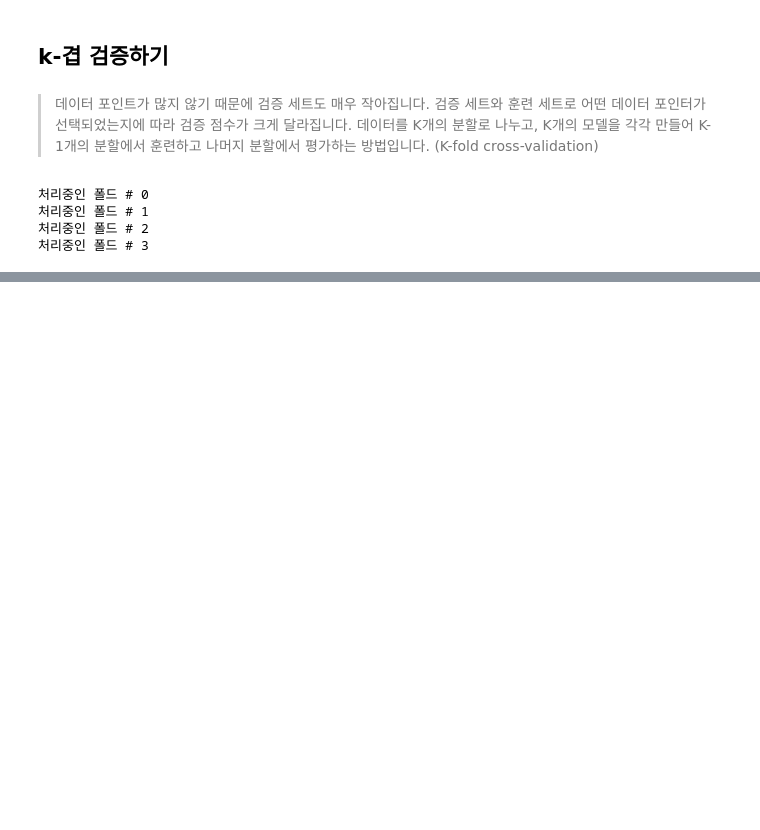
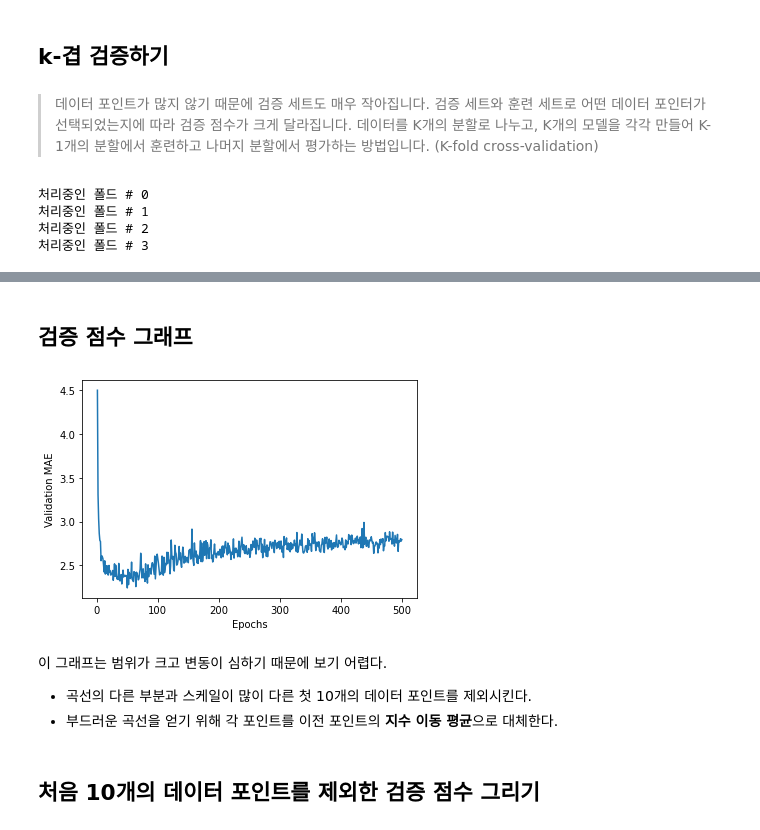
Before and after one commit to Sunghwan-DS/MyFolder, a Jupyter notebook: 케라스 창시자에게 배우는 딥러닝/3.6 주택 가격 예측_회귀 문제.ipynb, the cells around one changed output, grey strips where cells are left out. Saved outputs shown, nothing was run; the diff lists cells and outputs as text; code cells hidden in the pictures; blank space fills up the shorter version.

```diff
--- a/케라스 창시자에게 배우는 딥러닝/3.6 주택 가격 예측_회귀 문제.ipynb
+++ b/케라스 창시자에게 배우는 딥러닝/3.6 주택 가격 예측_회귀 문제.ipynb
@@ -117,0 +136,21 @@ print(all_scores)
+# %%
+num_epochs = 500
+all_mae_histories = []
+for i in range(k):
+    print('처리중인 폴드 #', i)
+    val_data = train_data[i * num_val_samples: (i + 1) * num_val_samples]
+    val_targets = train_targets[i * num_val_samples: (i + 1) * num_val_samples]
+
+    partial_train_data = np.concatenate(
+    [train_data[:i * num_val_samples],
+    train_data[(i + 1) * num_val_samples:]],
+    axis=0)
+    partial_train_targets = np.concatenate(
+    [train_targets[:i * num_val_samples],
+    train_targets[(i + 1) * num_val_samples:]],
+    axis=0)
+
+    model = build_model()
+    history = model.fit(partial_train_data, partial_train_targets, validation_data=(val_data, val_targets), epochs=num_epochs, batch_size=1, verbose=0) # verbose=0이므로 훈련 과정이 출력되지 않습니다.
+    mae_history = history.history['val_mae']
+    all_mae_histories.append(mae_history)
@@ -117,0 +164,2 @@ print(all_scores)
+# %%
+average_mae_history = [np.mean([x[i] for x in all_mae_histories]) for i in range(num_epochs)]
@@ -117,0 +186,17 @@ print(all_scores)
+# %% [markdown]
+## 검증 점수 그래프
+# %%
+import matplotlib.pyplot as plt
+
+plt.plot(range(1, len(average_mae_history) + 1), average_mae_history)
+plt.xlabel('Epochs')
+plt.ylabel('Validation MAE')
+plt.show()
+# %% [output]
+[figure, added]
+# %% [markdown]
+이 그래프는 범위가 크고 변동이 심하기 때문에 보기 어렵다.
+- 곡선의 다른 부분과 스케일이 많이 다른 첫 10개의 데이터 포인트를 제외시킨다.
+- 부드러운 곡선을 얻기 위해 각 포인트를 이전 포인트의 **지수 이동 평균**으로 대체한다.
+# %% [markdown]
+## 처음 10개의 데이터 포인트를 제외한 검증 점수 그리기
```
Also changed, not shown: parts of 15 cells of this notebook, 1 other file.
